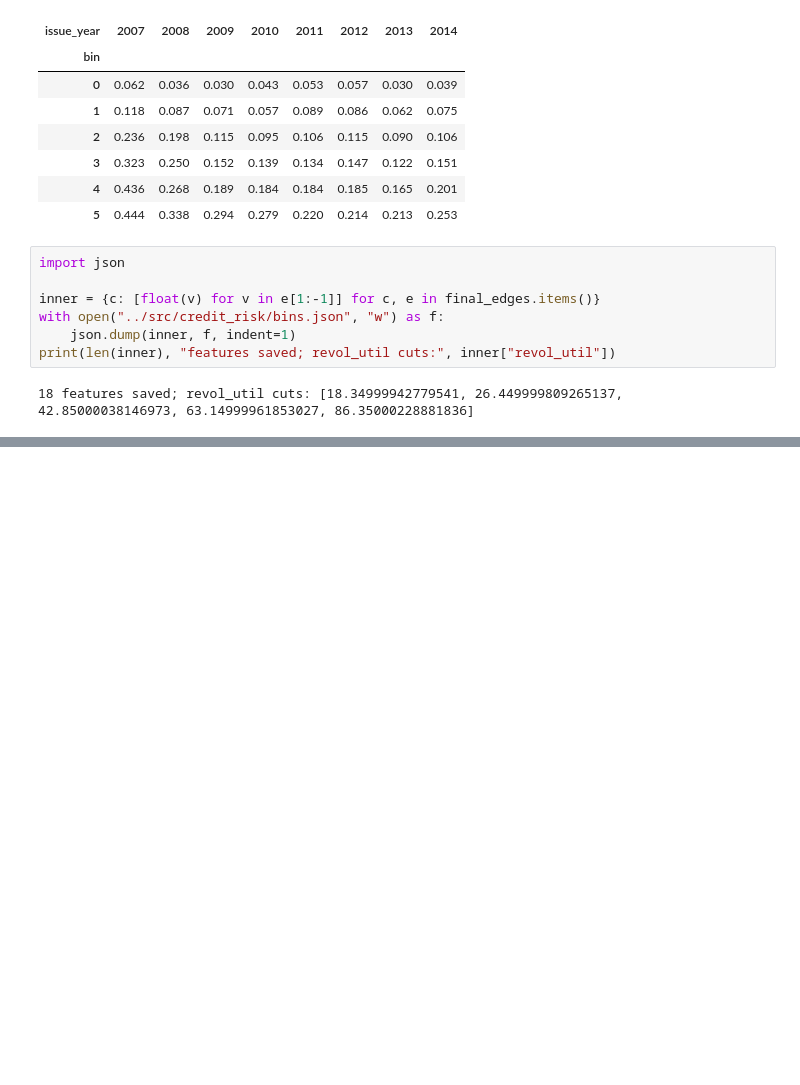
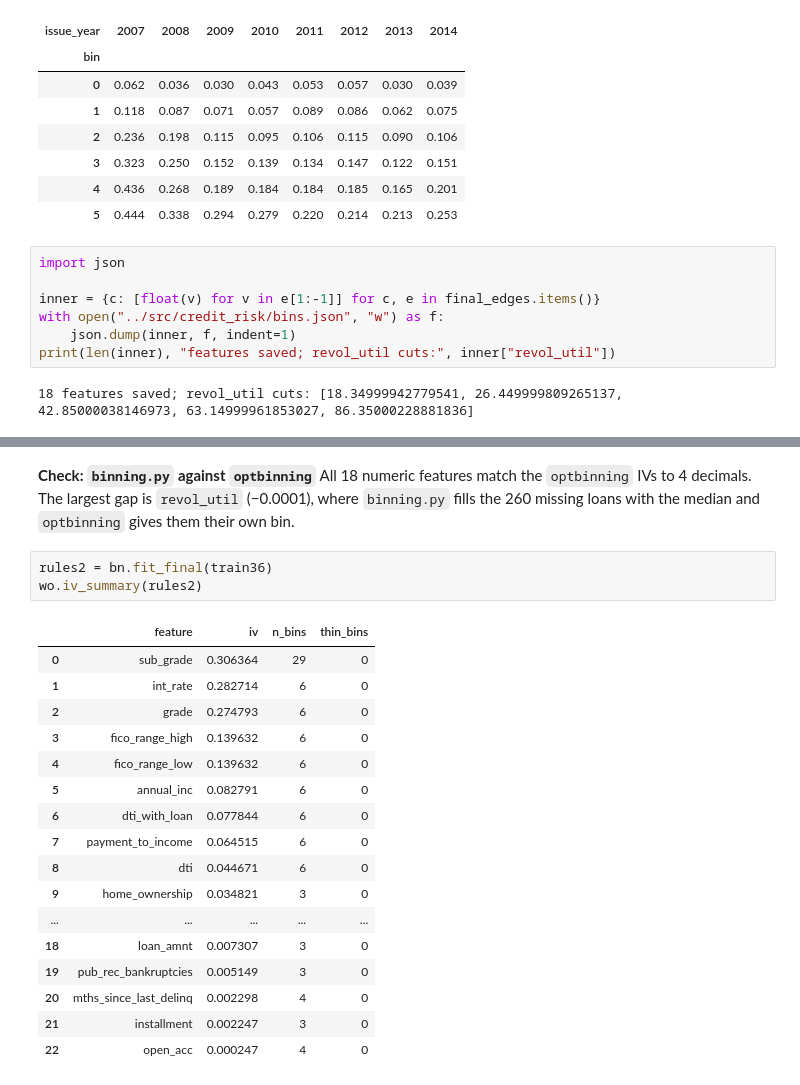
Before and after one commit to palak-khanna02/credit-risk-modelling, a Jupyter notebook: notebooks/05_Binning_refinement.ipynb, the cells around one changed output, grey strips where cells are left out. Saved outputs shown, nothing was run; the diff lists cells and outputs as text; blank space fills up the shorter version.

```diff
--- a/notebooks/05_Binning_refinement.ipynb
+++ b/notebooks/05_Binning_refinement.ipynb
@@ -520,0 +562,24 @@ print(len(inner), "features saved; revol_util cuts:", inner["revol_util"])
+# %% [markdown]
+**Check: `binning.py` against `optbinning`**
+All 18 numeric features match the `optbinning` IVs to 4 decimals. The largest gap is `revol_util` (−0.0001), where `binning.py` fills the 260 missing loans with the median and `optbinning` gives them their own bin.
+# %%
+rules2 = bn.fit_final(train36)
+wo.iv_summary(rules2)
+# %% [output]
+|  | feature | iv | n_bins | thin_bins |
+| 0 | sub_grade | 0.306364 | 29 | 0 |
+| 1 | int_rate | 0.282714 | 6 | 0 |
+| 2 | grade | 0.274793 | 6 | 0 |
+| 3 | fico_range_high | 0.139632 | 6 | 0 |
+| 4 | fico_range_low | 0.139632 | 6 | 0 |
+| 5 | annual_inc | 0.082791 | 6 | 0 |
+| 6 | dti_with_loan | 0.077844 | 6 | 0 |
+| 7 | payment_to_income | 0.064515 | 6 | 0 |
+| 8 | dti | 0.044671 | 6 | 0 |
+| 9 | home_ownership | 0.034821 | 3 | 0 |
+| ... | ... | ... | ... | ... |
+| 18 | loan_amnt | 0.007307 | 3 | 0 |
+| 19 | pub_rec_bankruptcies | 0.005149 | 3 | 0 |
+| 20 | mths_since_last_delinq | 0.002298 | 4 | 0 |
+| 21 | installment | 0.002247 | 3 | 0 |
+| 22 | open_acc | 0.000247 | 4 | 0 |
```
Also changed, not shown: parts of 6 cells of this notebook.
